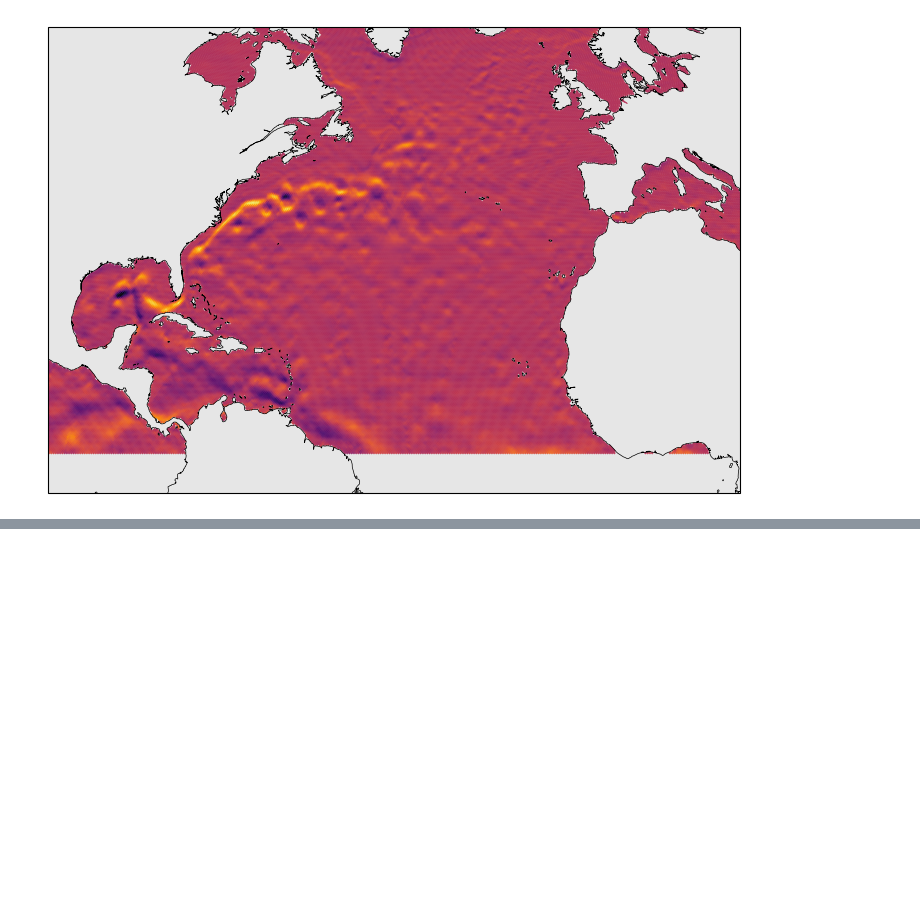
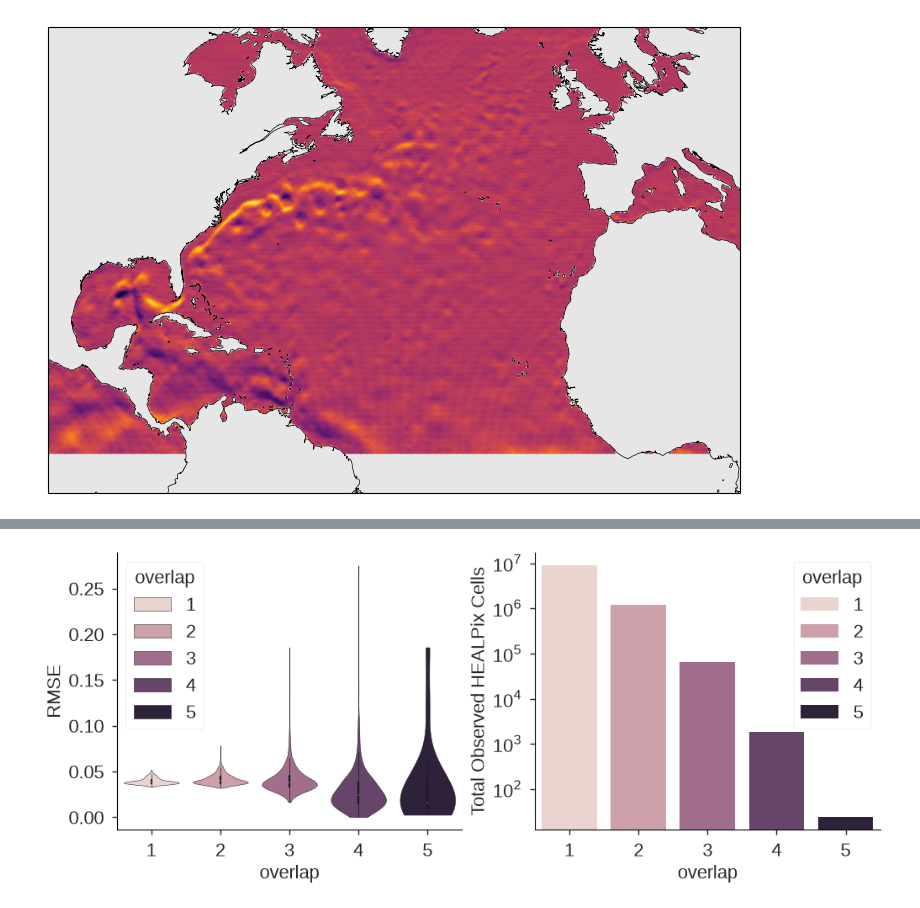
Before and after one commit to timothyas/nese, a Jupyter notebook: experimental/all-altimeter/plot_quick.ipynb, the cells around one changed output, grey strips where cells are left out. Cells and saved outputs as stored; diff of their text form; code cells hidden in the pictures; blank space fills up the shorter version.

```diff
--- a/experimental/all-altimeter/plot_quick.ipynb
+++ b/experimental/all-altimeter/plot_quick.ipynb
@@ -78,0 +81,33 @@ fig.savefig(f"runs/v2p1/inference-validation/figures/metrics.overlap.{reference}
+# %%
+reference = "jason_3"
+metrics = ["rmse"]
+ncols = len(metrics)+1
+fig, axs = plt.subplots(1, ncols, figsize=(5*ncols, 4))
+
+for metric, ax in zip(metrics, axs[:-1]):
+    plotme = ds[metric].sel(group=reference).to_dataset().to_dataframe()
+    kwargs = {"cut": 0} if metric != "bias" else {}
+    sns.violinplot(
+        data=plotme,
+        x="overlap",
+        y=metric,
+        hue="overlap",
+        ax=ax,
+        legend=True if metric != "bias" else False,
+        **kwargs,
+    )
+    ax.set(ylabel=metric.upper())
+
+sns.barplot(
+    data=ds["n_obs"].sel(group=reference).sum("t0").to_dataset().to_dataframe(),
+    x="overlap",
+    y="n_obs",
+    hue="overlap",
+    ax=axs[-1],
+#    legend=False
+)
+axs[-1].set(yscale="log", ylabel="Total Observed HEALPix Cells")
+
+fig.savefig(f"runs/v2p1/inference-validation/figures/rmse.overlap.{reference}.jpeg", dpi=300, bbox_inches="tight")
+# %% [output]
+[figure, added]
```
Also changed, not shown: parts of 1 cell of this notebook, 1 other file.
